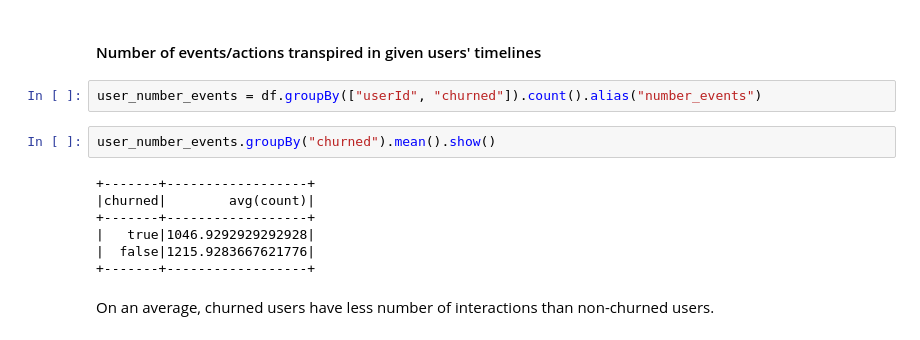
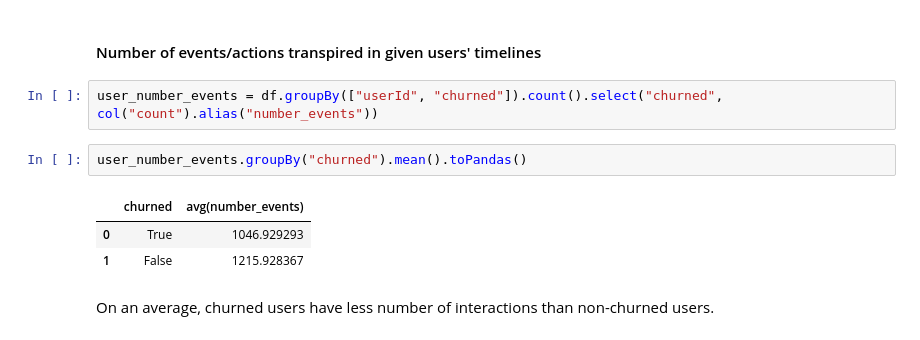
Before and after one commit to nirajpandkar/sparkify, a Jupyter notebook: Sparkify.ipynb, the cells around one changed output. Saved outputs shown, nothing was run; the diff lists cells and outputs as text.

```diff
--- a/Sparkify.ipynb
+++ b/Sparkify.ipynb
@@ -440,16 +441,13 @@ This shows that churned users used the sparkify app for less periods of times on
 # %% [markdown]
 #### Number of events/actions transpired in given users' timelines
 # %%
-user_number_events = df.groupBy(["userId", "churned"]).count().alias("number_events")
+user_number_events = df.groupBy(["userId", "churned"]).count().select("churned", col("count").alias("number_events"))
 # %%
-user_number_events.groupBy("churned").mean().show()
+user_number_events.groupBy("churned").mean().toPandas()
 # %% [output]
-+-------+------------------+
-|churned|        avg(count)|
-+-------+------------------+
-|   true|1046.9292929292928|
-|  false|1215.9283667621776|
-+-------+------------------+
+|  | churned | avg(number_events) |
+| 0 | True | 1046.929293 |
+| 1 | False | 1215.928367 |
 # %% [markdown]
 On an average, churned users have less number of interactions than non-churned users.
 # %% [markdown]
```
Also changed, not shown: parts of 31 cells of this notebook.
